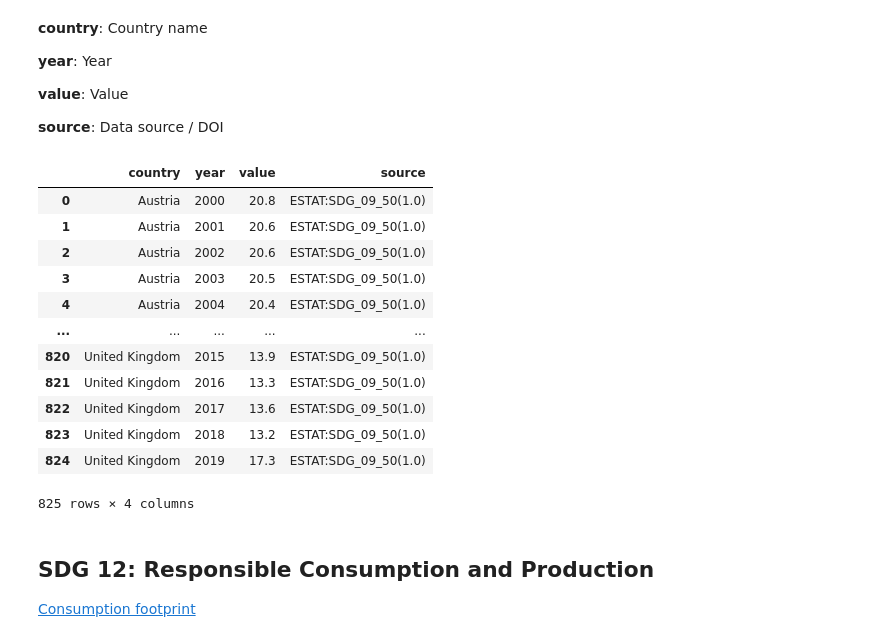
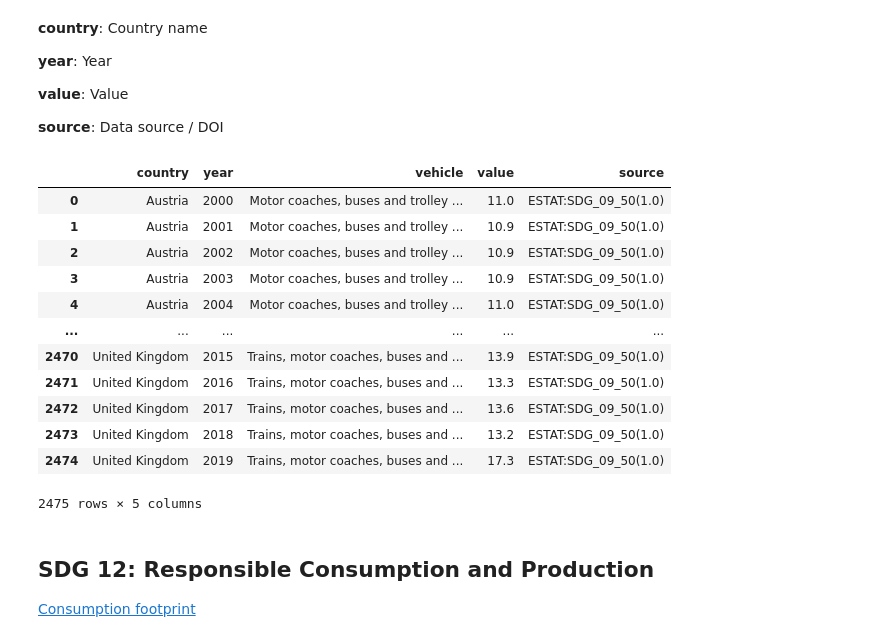
Before and after one commit to mozartfish/DH2321-Final-Project, a Jupyter notebook: data_cleaning.ipynb, the cells around one changed output. Saved outputs shown, nothing was run; the diff lists cells and outputs as text; code cells hidden in the pictures.

```diff
--- a/data_cleaning.ipynb
+++ b/data_cleaning.ipynb
@@ -143,30 +257,30 @@ df_11
 
 **source**: Data source / DOI
 # %%
-f_11 = df_11.rename(columns={'geo': 'country'})
+df_11 = df_11.rename(columns={'geo': 'country'})
 df_11 = df_11.rename(columns={'time_period': 'year'})
 df_11 = df_11.rename(columns={'obs_value': 'value'})
 df_11 = df_11.rename(columns={'dataflow': 'source'})
 
 df_11 = df_11[['country', 'year', 'vehicle', 'value', 'source']]
 
 df_11.to_csv('data/sdg_11.csv', index=False)
 
 df_11
 # %% [output]
-|  | country | year | value | source |
-| 0 | Austria | 2000 | 20.8 | ESTAT:SDG_09_50(1.0) |
-| 1 | Austria | 2001 | 20.6 | ESTAT:SDG_09_50(1.0) |
-| 2 | Austria | 2002 | 20.6 | ESTAT:SDG_09_50(1.0) |
-| 3 | Austria | 2003 | 20.5 | ESTAT:SDG_09_50(1.0) |
-| 4 | Austria | 2004 | 20.4 | ESTAT:SDG_09_50(1.0) |
-| ... | ... | ... | ... | ... |
-| 820 | United Kingdom | 2015 | 13.9 | ESTAT:SDG_09_50(1.0) |
-| 821 | United Kingdom | 2016 | 13.3 | ESTAT:SDG_09_50(1.0) |
-| 822 | United Kingdom | 2017 | 13.6 | ESTAT:SDG_09_50(1.0) |
-| 823 | United Kingdom | 2018 | 13.2 | ESTAT:SDG_09_50(1.0) |
-| 824 | United Kingdom | 2019 | 17.3 | ESTAT:SDG_09_50(1.0) |
+|  | country | year | vehicle | value | source |
+| 0 | Austria | 2000 | Motor coaches, buses and trolley ... | 11.0 | ESTAT:SDG_09_50(1.0) |
+| 1 | Austria | 2001 | Motor coaches, buses and trolley ... | 10.9 | ESTAT:SDG_09_50(1.0) |
+| 2 | Austria | 2002 | Motor coaches, buses and trolley ... | 10.9 | ESTAT:SDG_09_50(1.0) |
+| 3 | Austria | 2003 | Motor coaches, buses and trolley ... | 10.9 | ESTAT:SDG_09_50(1.0) |
+| 4 | Austria | 2004 | Motor coaches, buses and trolley ... | 11.0 | ESTAT:SDG_09_50(1.0) |
+| ... | ... | ... | ... | ... | ... |
+| 2470 | United Kingdom | 2015 | Trains, motor coaches, buses and ... | 13.9 | ESTAT:SDG_09_50(1.0) |
+| 2471 | United Kingdom | 2016 | Trains, motor coaches, buses and ... | 13.3 | ESTAT:SDG_09_50(1.0) |
+| 2472 | United Kingdom | 2017 | Trains, motor coaches, buses and ... | 13.6 | ESTAT:SDG_09_50(1.0) |
+| 2473 | United Kingdom | 2018 | Trains, motor coaches, buses and ... | 13.2 | ESTAT:SDG_09_50(1.0) |
+| 2474 | United Kingdom | 2019 | Trains, motor coaches, buses and ... | 17.3 | ESTAT:SDG_09_50(1.0) |
-825 rows × 4 columns
+2475 rows × 5 columns
 # %% [markdown]
 ## SDG 12: Responsible Consumption and Production
 
```
Also changed, not shown: parts of 14 cells of this notebook, 6 other files.
